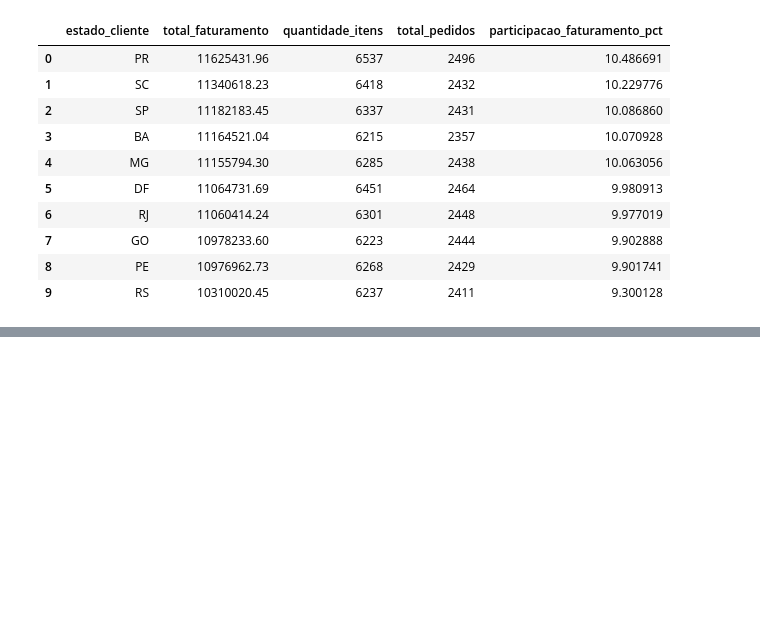
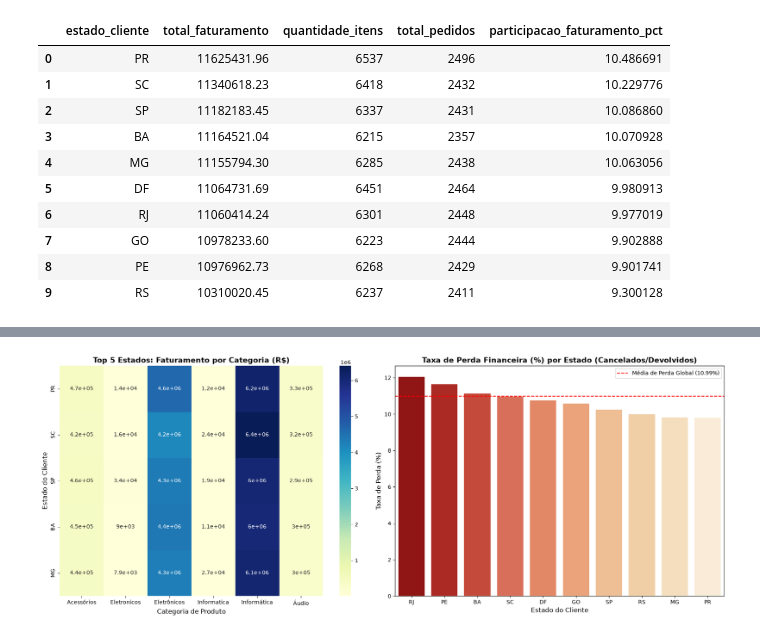
Before and after one commit to diegomudraka/projeto_final_python_senai, a Jupyter notebook: Analise de vendas/Projeto/Analise_dados.ipynb, the cells around one changed output, grey strips where cells are left out. Cells and saved outputs as stored; diff of their text form; code cells hidden in the pictures; blank space fills up the shorter version.

```diff
--- a/Analise de vendas/Projeto/Analise_dados.ipynb
+++ b/Analise de vendas/Projeto/Analise_dados.ipynb
@@ -452,0 +541,27 @@ plt.show()
+# %%
+#3. Visualização Gráfica
+#Vamos gerar gráficos para sustentar visualmente a tomada de decisão para a diretoria.
+
+# Criando figura com duas visualizações estratégicas
+fig, axes = plt.subplots(1, 2, figsize=(18, 7))
+
+# Gráfico 1: Heatmap de Faturamento Estado x Categoria
+sns.heatmap(pivot_est_cat.drop(columns='Faturamento_Total').head(5),
+            annot=True, fmt=".2g", cmap="YlGnBu", ax=axes[0])
+axes[0].set_title("Top 5 Estados: Faturamento por Categoria (R$)", fontsize=14, fontweight='bold')
+axes[0].set_xlabel("Categoria de Produto", fontsize=12)
+axes[0].set_ylabel("Estado do Cliente", fontsize=12)
+
+# Gráfico 2: Taxa de Perda de Faturamento por Estado
+sns.barplot(x='estado_cliente', y='taxa_perda_pct', data=perda_geo,
+            palette='OrRd_r', ax=axes[1], hue='estado_cliente', legend=False)
+axes[1].axhline(df['is_perda'].mean() * 100, color='red', linestyle='--', label=f'Média de Perda Global ({df["is_perda"].mean()*100:.2f}%)')
+axes[1].set_title("Taxa de Perda Financeira (%) por Estado (Cancelados/Devolvidos)", fontsize=14, fontweight='bold')
+axes[1].set_xlabel("Estado do Cliente", fontsize=12)
+axes[1].set_ylabel("Taxa de Perda (%)", fontsize=12)
+axes[1].legend()
+
+plt.tight_layout()
+plt.show()
+# %% [output]
+[figure, added]
```
Also changed, not shown: parts of 16 cells of this notebook.
